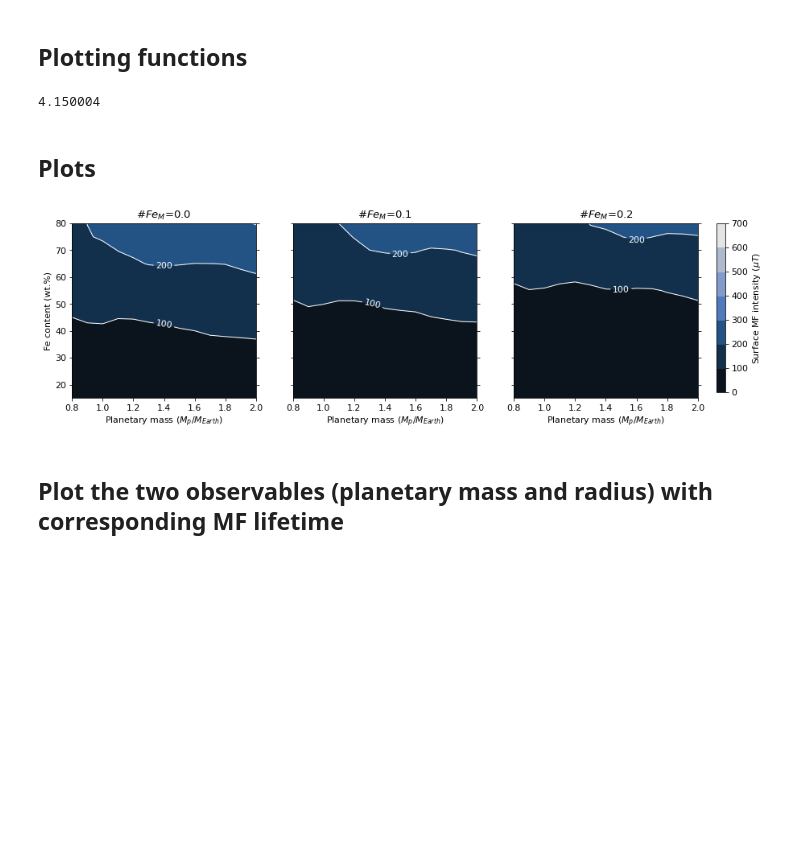
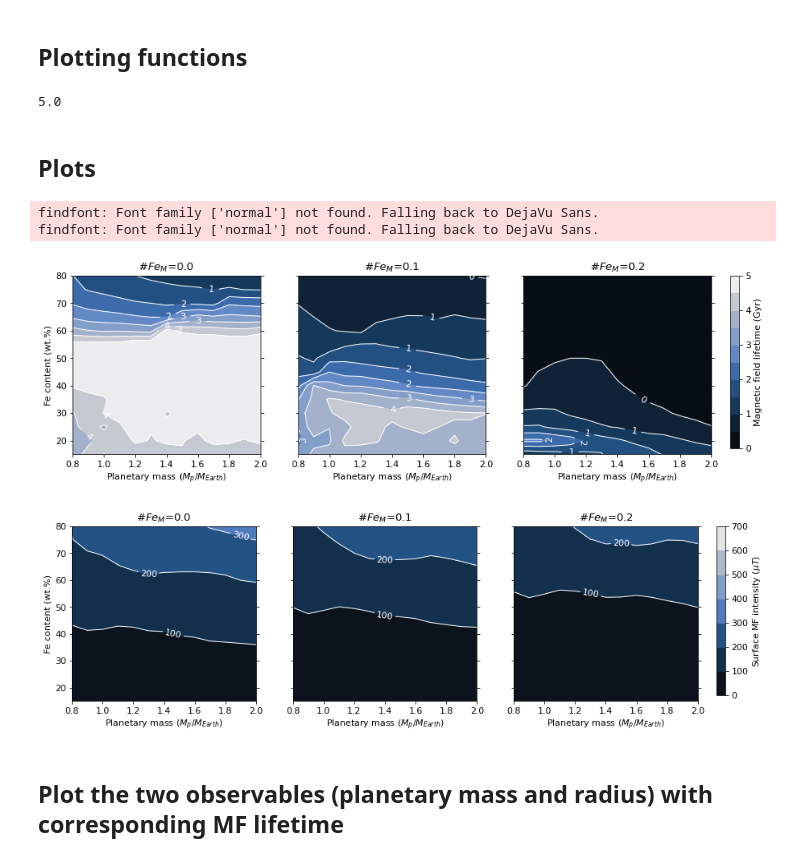
Before and after one commit to irenebonati/exo-cores, a Jupyter notebook: Planets_Evolution.ipynb, the cells around one changed output. Cells and saved outputs as stored; diff of their text form; code cells hidden in the pictures; blank space fills up the shorter version.

```diff
--- a/Planets_Evolution.ipynb
+++ b/Planets_Evolution.ipynb
@@ -51,10 +51,10 @@ bamako_r = reverse_colourmap(bamako)
 # %% [markdown]
 ## Look at one case with a given planetary mass, bulk and mantle iron content, and light element fraction
 # %%
-Mp  = 1.9
-XFe = 70.
+Mp  = 1.4
+XFe = 50.
 FeM = 0.
-S = 0.05
+S = 0.0
 
 Planet = evolution.Rocky_Planet(Mp, XFe, FeM, S)
 # %%
@@ -171,9 +170,12 @@ The magnetic field lifetime is 0.12 billion years.
 # %% [markdown]
 ## Plotting functions
-# %%
-print (np.max(MF_lifetime))
-# %% [output]
-4.150004
+# %%
+# 4.150 for 150 Wm-1K-1
+# 3.190 for 250 Wm-1K-1
+# 5 for 60 Wm-1K-1
+print (np.max(MF_lifetime))
+# %% [output]
+5.0
 # %%
 levels_rIC = np.linspace(0, 5500, 12)
 levels_ICMF = np.linspace(0, 1, 11)
@@ -300,18 +302,21 @@ def plot_evolution(nplot,Masses,Fe,arr,yl,figsize=[10,4],leg=(0.98, 0.98),yltop=
 # %%
 #plot_contourf(M,F,r_IC_beginning/r_OC,Masses,Fe,Fe_mantle,levels_ICMF,plots_folder,colormap=plt.cm.magma,clabel="$r_{IC_{0}}$/$r_{OC}$",figname="ICMF0_FeM.pdf")
 
 #plot_contourf(M,F,r_IC_end/r_OC,Masses,Fe,Fe_mantle,levels_ICMF,plots_folder,colormap=plt.cm.magma,clabel="$r_{IC}$/$r_{OC}$",figname="ICMF_FeM.pdf")
 
 # MF lifetime
-#plot_contourf(M,F,MF_lifetime,Masses,Fe,Fe_mantle,levels_MF,plots_folder,colormap=oslo,clabel="Magnetic field lifetime (Gyr)",figname="MF_lifetime_FeM.pdf")
+plot_contourf(M,F,MF_lifetime,Masses,Fe,Fe_mantle,levels_MF,plots_folder,colormap=oslo,clabel="Magnetic field lifetime (Gyr)",figname="MF_lifetime_FeM_lowk.pdf")
 
 # Dipole moment
 #plot_contourf(M,F,MF_strength,Masses,Fe,Fe_mantle,levels_MFstr,plots_folder,colormap=oslo,clabel="Magnetic moment ($M_{m_{Earth}}$)",figname="MM.pdf")
 
 # Surface strength
-plot_contourf(M,F,MF_surface,Masses,Fe,Fe_mantle,levels_MFsurf,plots_folder,colormap=oslo,clabel="Surface MF intensity ($\mu T$)",figname="M_surf.pdf")
+plot_contourf(M,F,MF_surface,Masses,Fe,Fe_mantle,levels_MFsurf,plots_folder,colormap=oslo,clabel="Surface MF intensity ($\mu T$)",figname="M_surf_lowk.pdf")
 # %% [output]
+findfont: Font family ['normal'] not found. Falling back to DejaVu Sans.
+findfont: Font family ['normal'] not found. Falling back to DejaVu Sans.
-[figure, old version]
+[figure, new version]
+[figure, added]
 # %% [markdown]
 ## Plot the two observables (planetary mass and radius) with corresponding MF lifetime
 # %%
```
Also changed, not shown: parts of 8 cells of this notebook, 4 other files.
